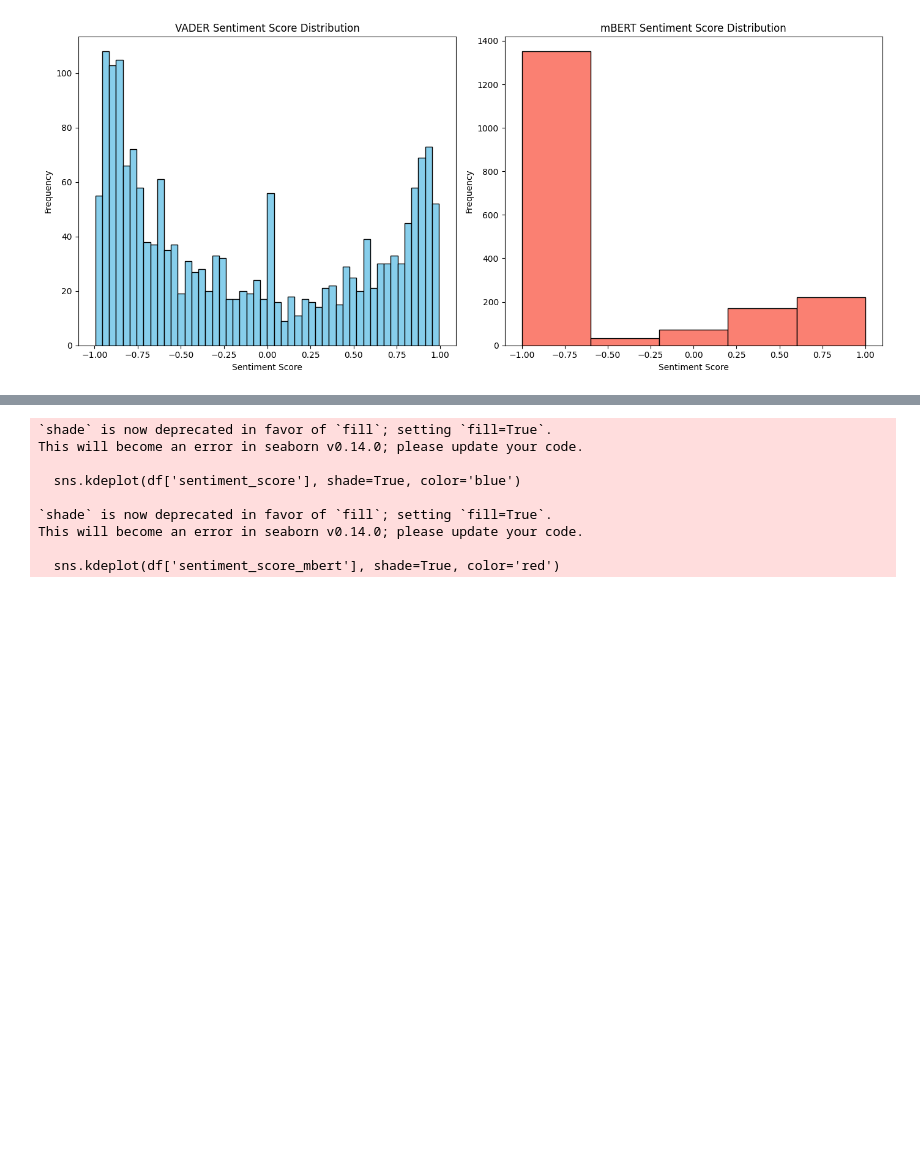
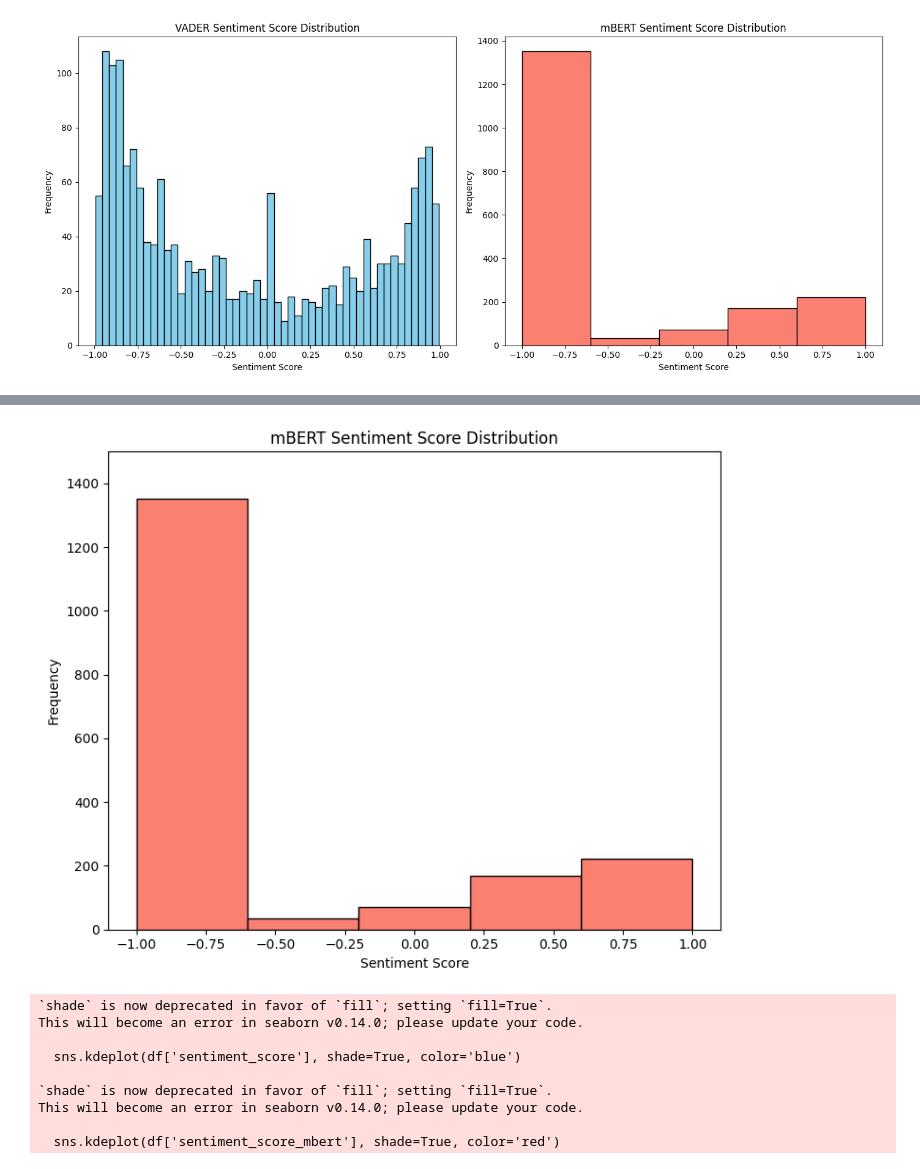
Before and after one commit to cijjas/nlp, a Jupyter notebook: src/en/analysis_en.ipynb, the cells around one changed output, grey strips where cells are left out. Saved outputs shown, nothing was run; the diff lists cells and outputs as text; code cells hidden in the pictures; blank space fills up the shorter version.

```diff
--- a/src/en/analysis_en.ipynb
+++ b/src/en/analysis_en.ipynb
@@ -308,3 +285,19 @@ plt.show()
+# %%
+
+
+plt.figure(figsize=(14, 6))
+# mBERT Sentiment Score Histogram
+plt.subplot(1, 2, 2)
+plt.hist(df['sentiment_score_mbert'], bins=5, color='salmon', edgecolor='black')
+plt.title('mBERT Sentiment Score Distribution')
+plt.xlabel('Sentiment Score')
+plt.ylabel('Frequency')
+plt.ylim(0, 1500)  # Set y-axis limit
+
+plt.tight_layout()
+plt.show()
+# %% [output]
+[figure, added]
 # %%
 
 import seaborn as sns
```
Also changed, not shown: parts of 8 cells of this notebook, 2 other files.
